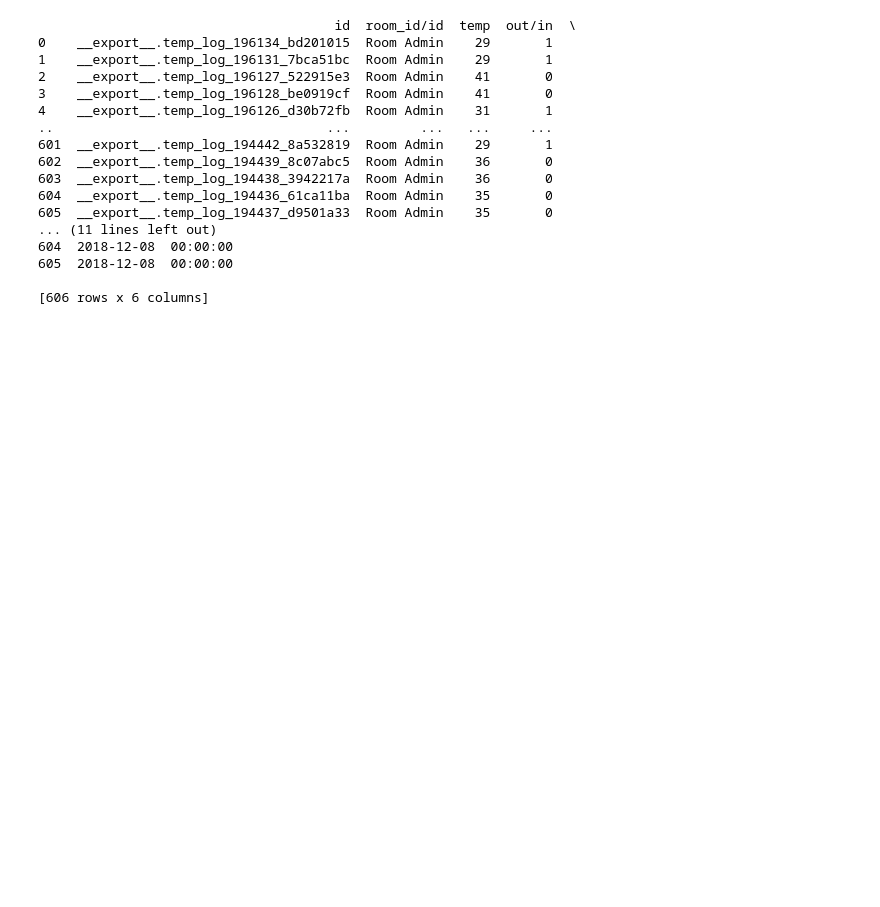
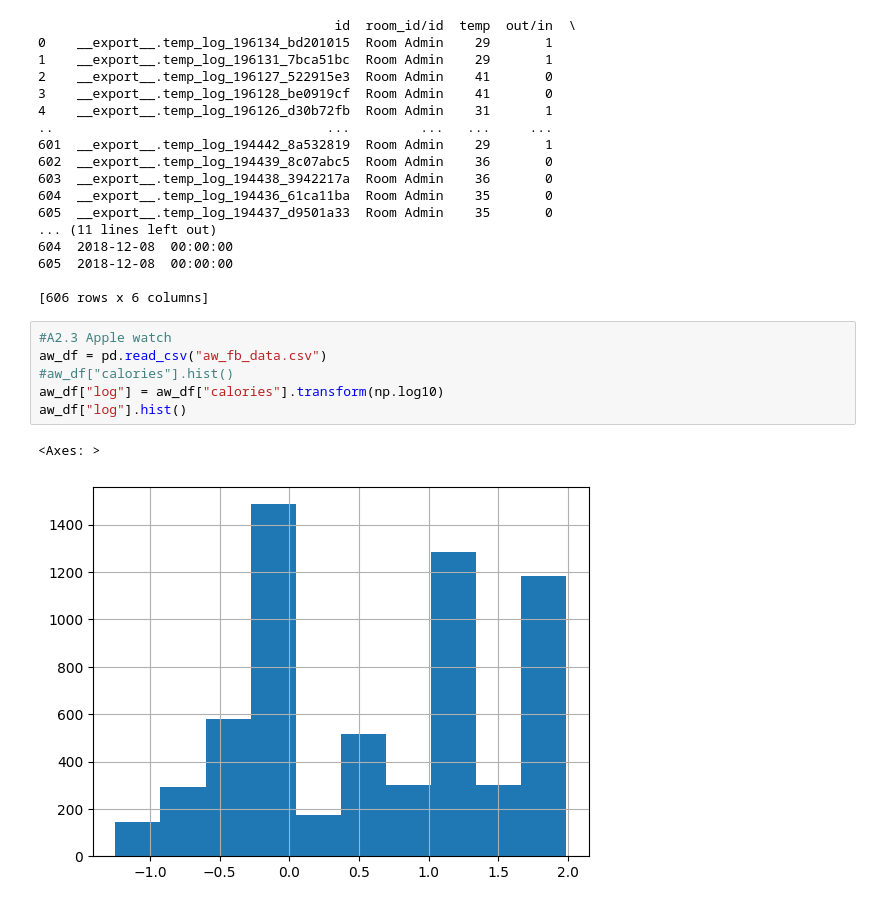
Before and after one commit to imgmaterial/AILabs, a Jupyter notebook: Labs/Lab2/Lab2.ipynb, the cells around one changed output. Drawn from its saved outputs; the diff is of its cells as text; blank space fills up the shorter version.

Commit message:
Started on q2.3 Apple watch

```diff
--- a/Labs/Lab2/Lab2.ipynb
+++ b/Labs/Lab2/Lab2.ipynb
@@ -184,3 +184,12 @@ print(edit_df)
 605  2018-12-08  00:00:00
 
 [606 rows x 6 columns]
+# %%
+#A2.3 Apple watch
+aw_df = pd.read_csv("aw_fb_data.csv")
+#aw_df["calories"].hist()
+aw_df["log"] = aw_df["calories"].transform(np.log10)
+aw_df["log"].hist()
+# %% [output]
+<Axes: >
+[figure, added]
```
